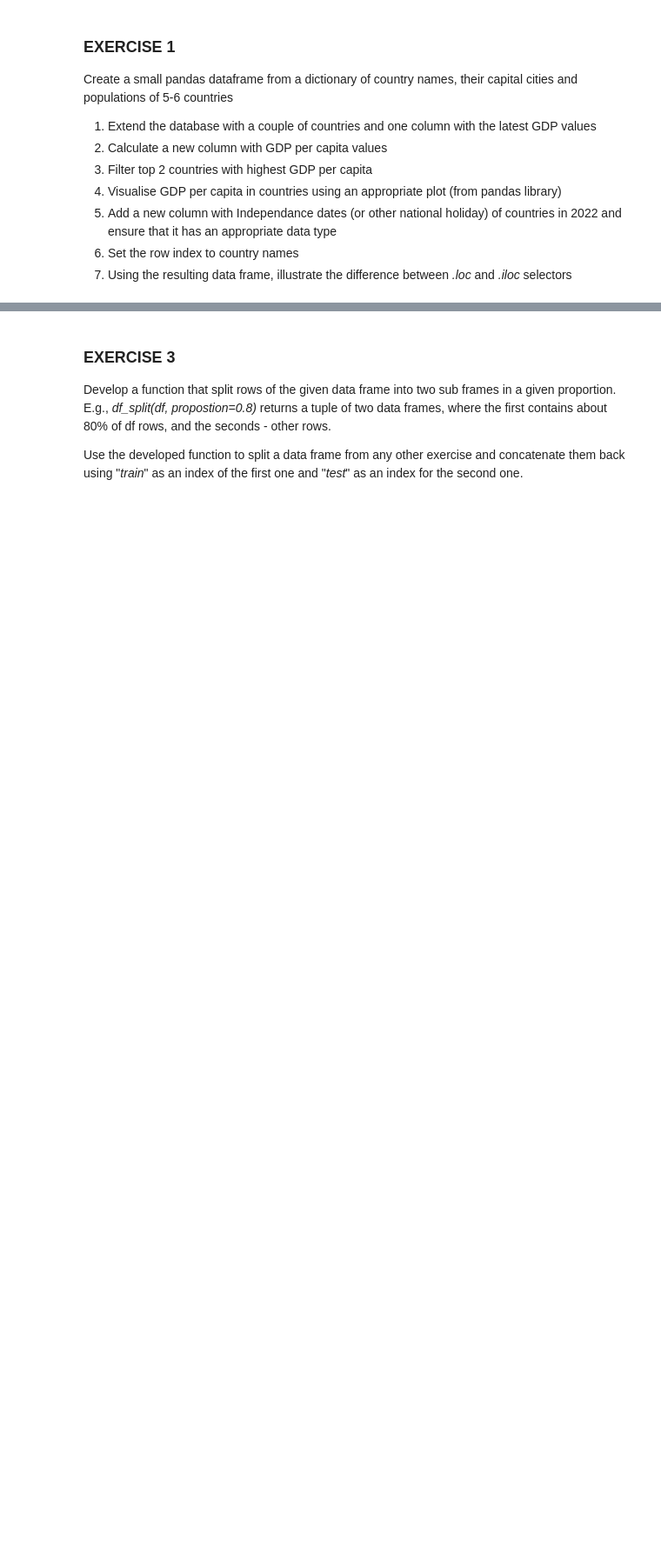
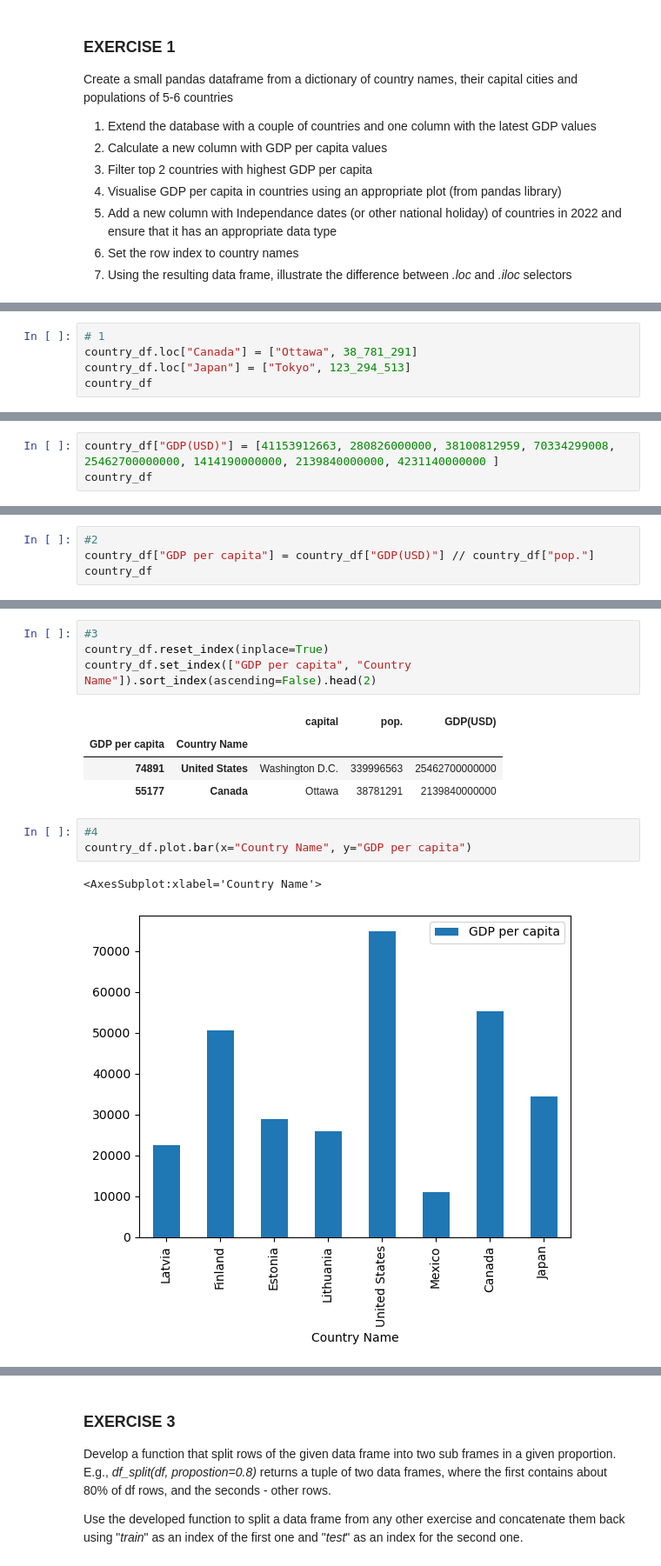
Before and after one commit to Takosaga/fall_23, a Jupyter notebook: programming_for_data_analytics/Gamez_lab5.ipynb, the cells around one changed output, grey strips where cells are left out. Shown: that part at 87% size. Cells and saved outputs as stored; diff of their text form; blank space fills up the shorter version.

```diff
--- a/programming_for_data_analytics/Gamez_lab5.ipynb
+++ b/programming_for_data_analytics/Gamez_lab5.ipynb
@@ -11,0 +54,5 @@ Create a small pandas dataframe from a dictionary of country names, their capita
+# %%
+# 1
+country_df.loc["Canada"] = ["Ottawa", 38_781_291]
+country_df.loc["Japan"] = ["Tokyo", 123_294_513]
+country_df
@@ -11,0 +70,3 @@ Create a small pandas dataframe from a dictionary of country names, their capita
+# %%
+country_df["GDP(USD)"] = [41153912663, 280826000000, 38100812959, 70334299008, 25462700000000, 1414190000000, 2139840000000, 4231140000000 ]
+country_df
@@ -11,0 +84,4 @@ Create a small pandas dataframe from a dictionary of country names, their capita
+# %%
+#2
+country_df["GDP per capita"] = country_df["GDP(USD)"] // country_df["pop."]
+country_df
@@ -11,0 +99,15 @@ Create a small pandas dataframe from a dictionary of country names, their capita
+# %%
+#3
+country_df.reset_index(inplace=True)
+country_df.set_index(["GDP per capita", "Country Name"]).sort_index(ascending=False).head(2)
+# %% [output]
+|  |  | capital | pop. | GDP(USD) |
+| GDP per capita | Country Name |  |  |  |
+| 74891 | United States | Washington D.C. | 339996563 | 25462700000000 |
+| 55177 | Canada | Ottawa | 38781291 | 2139840000000 |
+# %%
+#4
+country_df.plot.bar(x="Country Name", y="GDP per capita")
+# %% [output]
+<AxesSubplot:xlabel='Country Name'>
+[figure, added]
```
Also changed, not shown: parts of 5 cells of this notebook, 1 other file.
